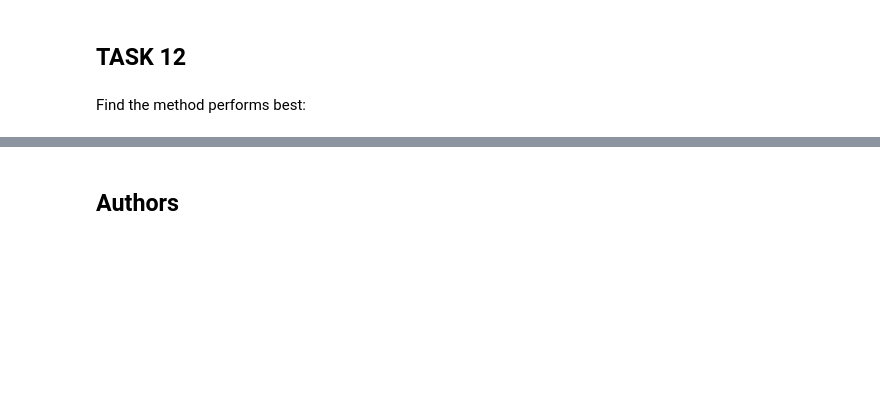
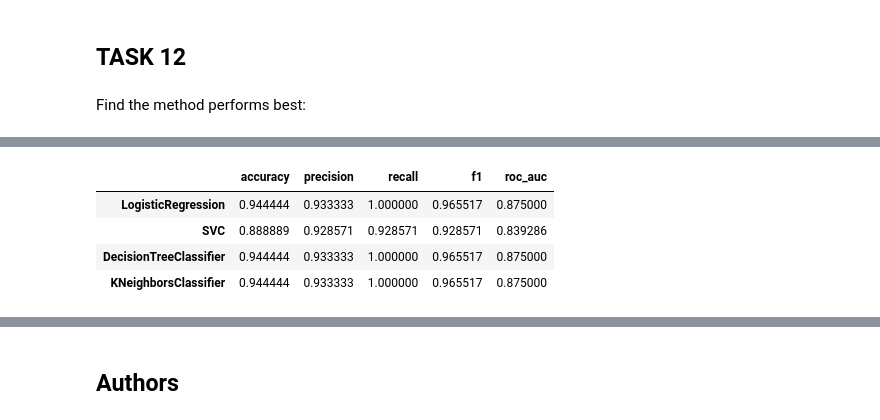
Before and after one commit to 11julia3/IBM-Data-Science-Capstone, a Jupyter notebook: 8_SpaceX_Machine Learning Prediction_Part_5.ipynb, the cells around one changed output, grey strips where cells are left out. Saved outputs shown, nothing was run; the diff lists cells and outputs as text; code cells hidden in the pictures; blank space fills up the shorter version.

```diff
--- a/8_SpaceX_Machine Learning Prediction_Part_5.ipynb
+++ b/8_SpaceX_Machine Learning Prediction_Part_5.ipynb
@@ -437,0 +426,17 @@ Best Performing Method: Logistic Regression
+# %%
+from sklearn.metrics import accuracy_score, precision_score, recall_score, f1_score, roc_auc_score
+
+more_scores = pd.DataFrame({
+    "accuracy": [accuracy_score(Y_test, model.predict(X_test)) for model in models.values()],
+    "precision": [precision_score(Y_test, model.predict(X_test)) for model in models.values()],
+    "recall": [recall_score(Y_test, model.predict(X_test)) for model in models.values()],
+    "f1": [f1_score(Y_test, model.predict(X_test)) for model in models.values()],
+    "roc_auc": [roc_auc_score(Y_test, model.predict(X_test)) for model in models.values()],
+}, index=models.keys())
+more_scores
+# %% [output]
+|  | accuracy | precision | recall | f1 | roc_auc |
+| LogisticRegression | 0.944444 | 0.933333 | 1.000000 | 0.965517 | 0.875000 |
+| SVC | 0.888889 | 0.928571 | 0.928571 | 0.928571 | 0.839286 |
+| DecisionTreeClassifier | 0.944444 | 0.933333 | 1.000000 | 0.965517 | 0.875000 |
+| KNeighborsClassifier | 0.944444 | 0.933333 | 1.000000 | 0.965517 | 0.875000 |
```
Also changed, not shown: parts of 15 cells of this notebook.
